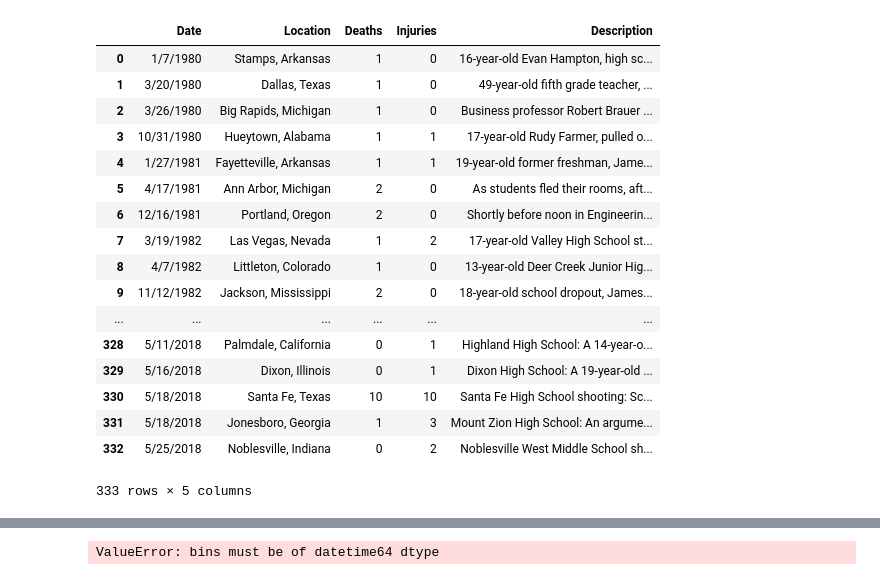
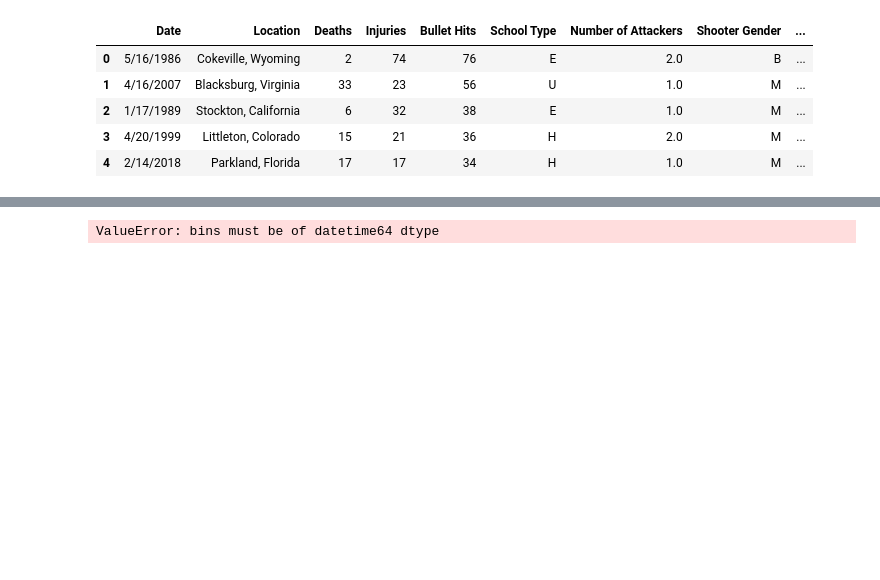
Before and after one commit to avangemert/TuThu-project-one, a Jupyter notebook: shootings_viz.ipynb, the cells around one changed output, grey strips where cells are left out. Cells and saved outputs as stored; diff of their text form; code cells hidden in the pictures; blank space fills up the shorter version.

```diff
--- a/shootings_viz.ipynb
+++ b/shootings_viz.ipynb
@@ -1,26 +1,16 @@
 # %%
 import pandas as pd
 import numpy as np
 import matplotlib.pyplot as plt
 
-shootings_df = pd.read_csv("school_shootings.csv")
-shootings_df
+census_data_df = pd.read_csv("census_data_school_shootings.csv")
+school_zip_df = pd.read_csv("school_shootings_data_zip.csv")
+school_shootings_df = pd.read_csv("school_shootings_data.csv")
+school_shootings_df.head()
 # %% [output]
-|  | Date | Location | Deaths | Injuries | Description |
-| 0 | 1/7/1980 | Stamps, Arkansas | 1 | 0 | 16-year-old Evan Hampton, high sc... |
-| 1 | 3/20/1980 | Dallas, Texas | 1 | 0 | 49-year-old fifth grade teacher, ... |
-| 2 | 3/26/1980 | Big Rapids, Michigan | 1 | 0 | Business professor Robert Brauer ... |
-| 3 | 10/31/1980 | Hueytown, Alabama | 1 | 1 | 17-year-old Rudy Farmer, pulled o... |
-| 4 | 1/27/1981 | Fayetteville, Arkansas | 1 | 1 | 19-year-old former freshman, Jame... |
-| 5 | 4/17/1981 | Ann Arbor, Michigan | 2 | 0 | As students fled their rooms, aft... |
-| 6 | 12/16/1981 | Portland, Oregon | 2 | 0 | Shortly before noon in Engineerin... |
-| 7 | 3/19/1982 | Las Vegas, Nevada | 1 | 2 | 17-year-old Valley High School st... |
-| 8 | 4/7/1982 | Littleton, Colorado | 1 | 0 | 13-year-old Deer Creek Junior Hig... |
-| 9 | 11/12/1982 | Jackson, Mississippi | 2 | 0 | 18-year-old school dropout, James... |
-| ... | ... | ... | ... | ... | ... |
-| 328 | 5/11/2018 | Palmdale, California | 0 | 1 | Highland High School: A 14-year-o... |
-| 329 | 5/16/2018 | Dixon, Illinois | 0 | 1 | Dixon High School: A 19-year-old ... |
-| 330 | 5/18/2018 | Santa Fe, Texas | 10 | 10 | Santa Fe High School shooting: Sc... |
-| 331 | 5/18/2018 | Jonesboro, Georgia | 1 | 3 | Mount Zion High School: An argume... |
-| 332 | 5/25/2018 | Noblesville, Indiana | 0 | 2 | Noblesville West Middle School sh... |
+|  | Date | Location | Deaths | Injuries | Bullet Hits | School Type | Number of Attackers | Shooter Gender | ... |
+| 0 | 5/16/1986 | Cokeville, Wyoming | 2 | 74 | 76 | E | 2.0 | B | ... |
+| 1 | 4/16/2007 | Blacksburg, Virginia | 33 | 23 | 56 | U | 1.0 | M | ... |
+| 2 | 1/17/1989 | Stockton, California | 6 | 32 | 38 | E | 1.0 | M | ... |
+| 3 | 4/20/1999 | Littleton, Colorado | 15 | 21 | 36 | H | 2.0 | M | ... |
+| 4 | 2/14/2018 | Parkland, Florida | 17 | 17 | 34 | H | 1.0 | M | ... |
-333 rows × 5 columns
```
Also changed, not shown: parts of 26 cells of this notebook.
